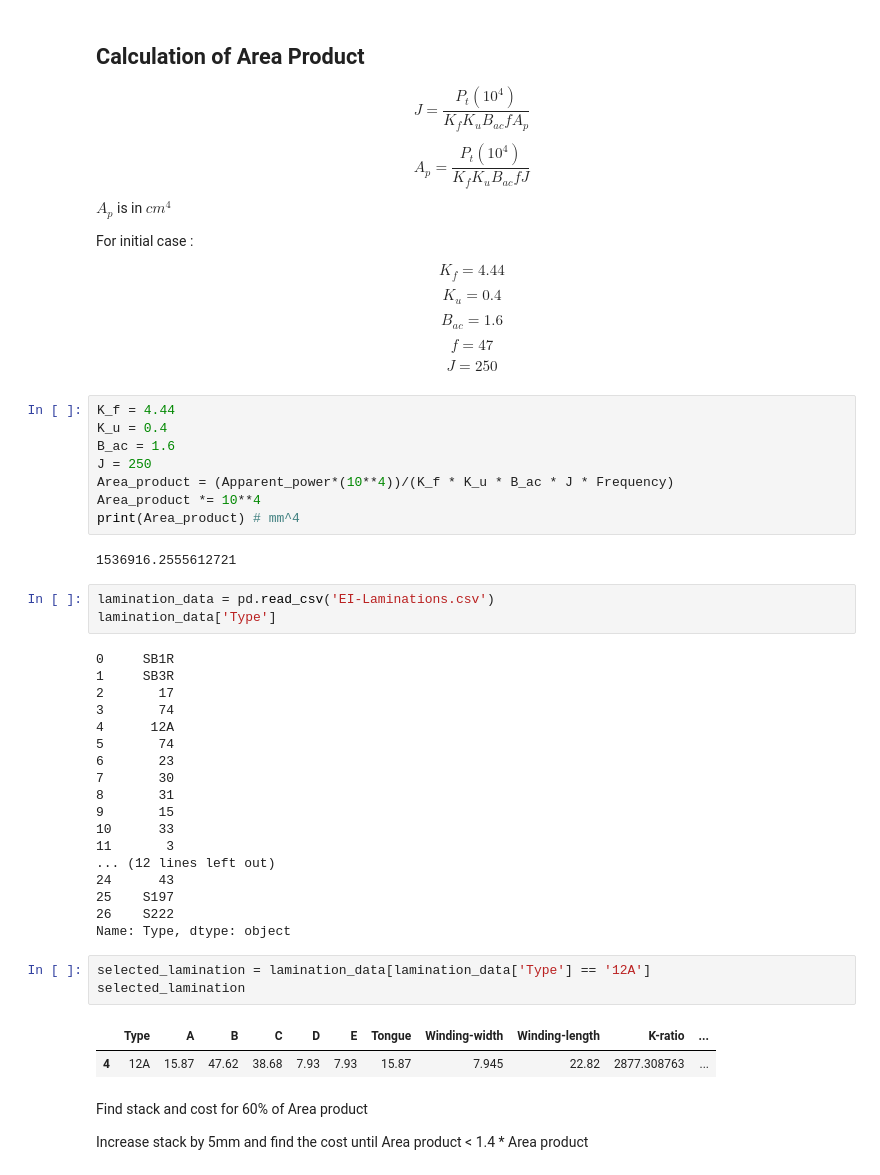
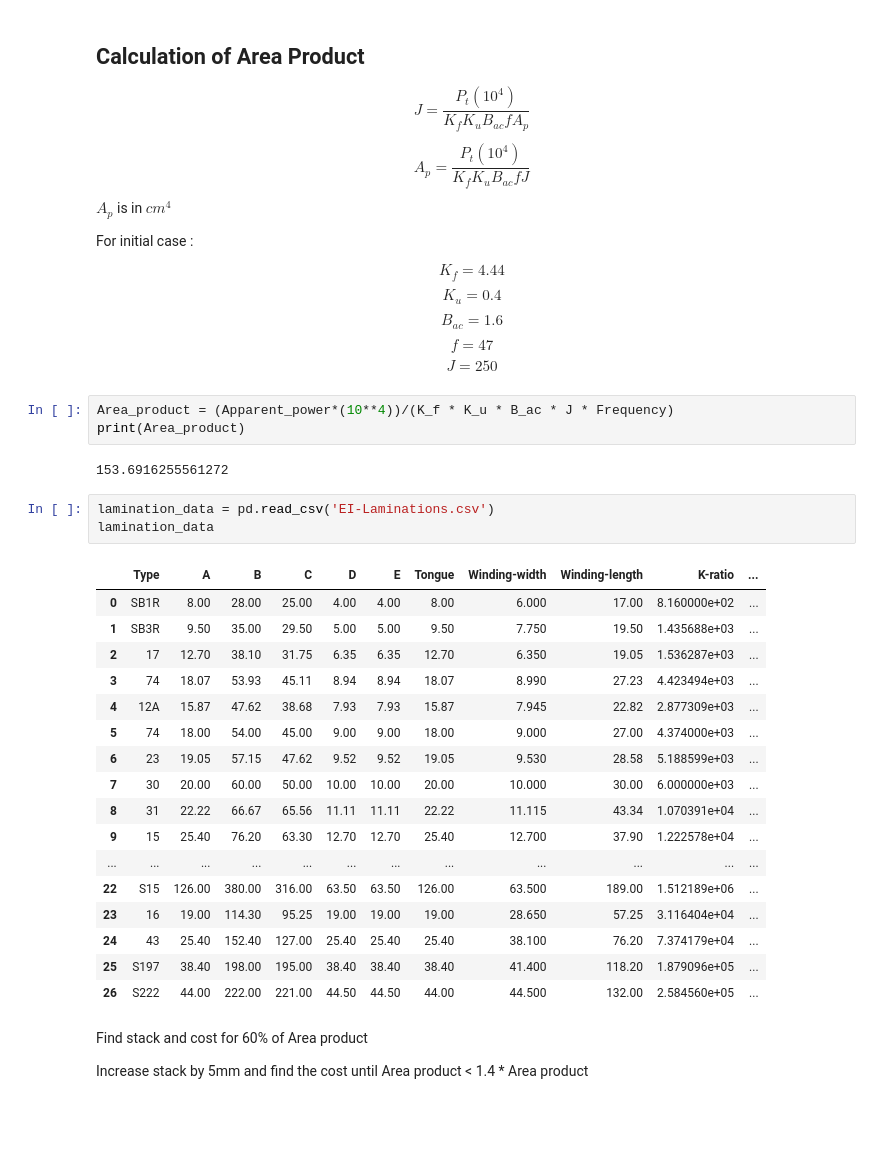
Before and after one commit to emagdevices/auto-transformer, a Jupyter notebook: Auto_transformer.ipynb, the cells around one changed output. Cells and saved outputs as stored; diff of their text form; blank space fills up the shorter version.

```diff
--- a/Auto_transformer.ipynb
+++ b/Auto_transformer.ipynb
@@ -63,42 +70,31 @@ $$B_{ac} = 1.6$$
 $$f= 47$$
 $$J=250$$
 # %%
-K_f = 4.44
-K_u = 0.4
-B_ac = 1.6
-J = 250
 Area_product = (Apparent_power*(10**4))/(K_f * K_u * B_ac * J * Frequency)
-Area_product *= 10**4
-print(Area_product) # mm^4
+print(Area_product)
 # %% [output]
-1536916.2555612721
+153.6916255561272
 # %%
 lamination_data = pd.read_csv('EI-Laminations.csv')
-lamination_data['Type']
+lamination_data
 # %% [output]
-0     SB1R
-1     SB3R
-2       17
-3       74
-4      12A
-5       74
-6       23
-7       30
-8       31
-9       15
-10      33
-11       3
-... (12 lines left out)
-24      43
-25    S197
-26    S222
-Name: Type, dtype: object
+|  | Type | A | B | C | D | E | Tongue | Winding-width | Winding-length | K-ratio | ... |
+| 0 | SB1R | 8.00 | 28.00 | 25.00 | 4.00 | 4.00 | 8.00 | 6.000 | 17.00 | 8.160000e+02 | ... |
+| 1 | SB3R | 9.50 | 35.00 | 29.50 | 5.00 | 5.00 | 9.50 | 7.750 | 19.50 | 1.435688e+03 | ... |
+| 2 | 17 | 12.70 | 38.10 | 31.75 | 6.35 | 6.35 | 12.70 | 6.350 | 19.05 | 1.536287e+03 | ... |
+| 3 | 74 | 18.07 | 53.93 | 45.11 | 8.94 | 8.94 | 18.07 | 8.990 | 27.23 | 4.423494e+03 | ... |
+| 4 | 12A | 15.87 | 47.62 | 38.68 | 7.93 | 7.93 | 15.87 | 7.945 | 22.82 | 2.877309e+03 | ... |
+| 5 | 74 | 18.00 | 54.00 | 45.00 | 9.00 | 9.00 | 18.00 | 9.000 | 27.00 | 4.374000e+03 | ... |
+| 6 | 23 | 19.05 | 57.15 | 47.62 | 9.52 | 9.52 | 19.05 | 9.530 | 28.58 | 5.188599e+03 | ... |
+| 7 | 30 | 20.00 | 60.00 | 50.00 | 10.00 | 10.00 | 20.00 | 10.000 | 30.00 | 6.000000e+03 | ... |
+| 8 | 31 | 22.22 | 66.67 | 65.56 | 11.11 | 11.11 | 22.22 | 11.115 | 43.34 | 1.070391e+04 | ... |
+| 9 | 15 | 25.40 | 76.20 | 63.30 | 12.70 | 12.70 | 25.40 | 12.700 | 37.90 | 1.222578e+04 | ... |
+| ... | ... | ... | ... | ... | ... | ... | ... | ... | ... | ... | ... |
+| 22 | S15 | 126.00 | 380.00 | 316.00 | 63.50 | 63.50 | 126.00 | 63.500 | 189.00 | 1.512189e+06 | ... |
+| 23 | 16 | 19.00 | 114.30 | 95.25 | 19.00 | 19.00 | 19.00 | 28.650 | 57.25 | 3.116404e+04 | ... |
+| 24 | 43 | 25.40 | 152.40 | 127.00 | 25.40 | 25.40 | 25.40 | 38.100 | 76.20 | 7.374179e+04 | ... |
+| 25 | S197 | 38.40 | 198.00 | 195.00 | 38.40 | 38.40 | 38.40 | 41.400 | 118.20 | 1.879096e+05 | ... |
+| 26 | S222 | 44.00 | 222.00 | 221.00 | 44.50 | 44.50 | 44.00 | 44.500 | 132.00 | 2.584560e+05 | ... |
-# %%
-selected_lamination = lamination_data[lamination_data['Type'] == '12A']
-selected_lamination
-# %% [output]
-|  | Type | A | B | C | D | E | Tongue | Winding-width | Winding-length | K-ratio | ... |
-| 4 | 12A | 15.87 | 47.62 | 38.68 | 7.93 | 7.93 | 15.87 | 7.945 | 22.82 | 2877.308763 | ... |
 # %% [markdown]
 Find stack and cost for 60% of Area product
 
```
Also changed, not shown: parts of 28 cells of this notebook, 1 other file.
